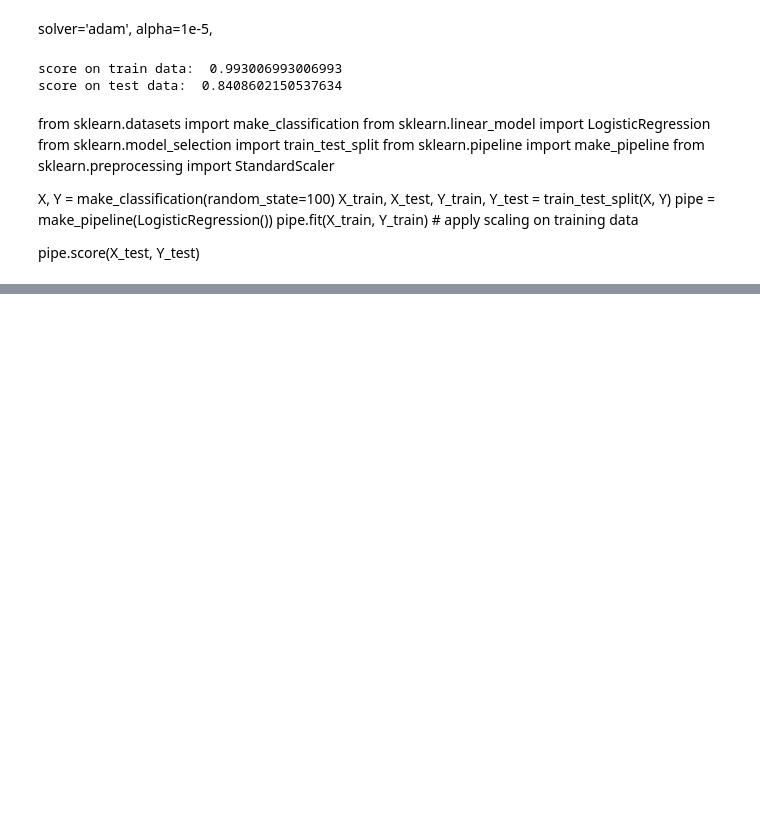
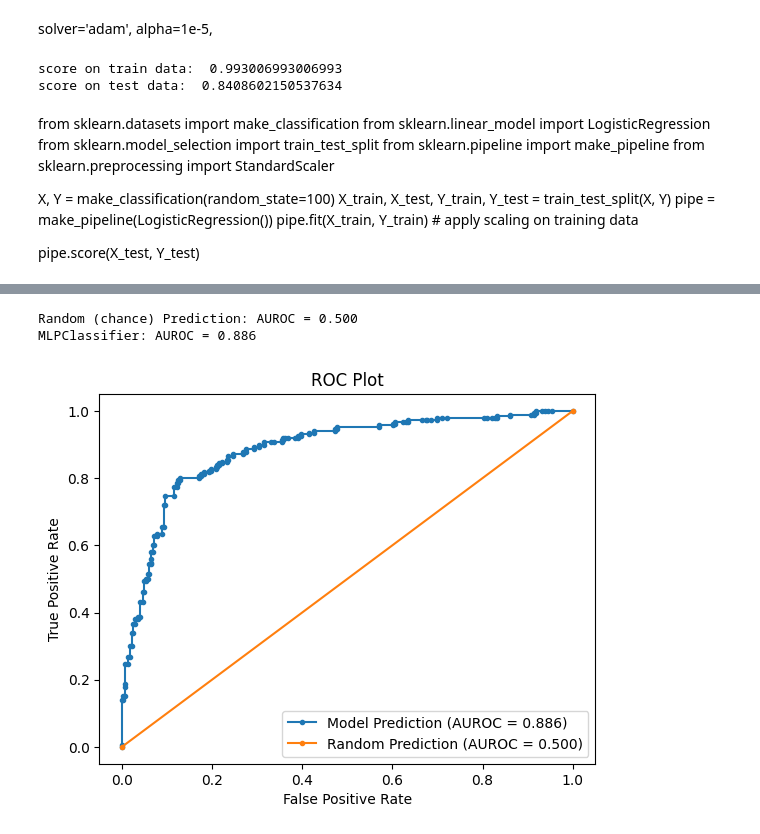
Before and after one commit to Jahan08/hERG-web-app, a Jupyter notebook: hERG-web-app-part2.ipynb, the cells around one changed output, grey strips where cells are left out. Drawn from its saved outputs; the diff is of its cells as text; code cells hidden in the pictures; blank space fills up the shorter version.

```diff
--- a/hERG-web-app-part2.ipynb
+++ b/hERG-web-app-part2.ipynb
@@ -292,0 +319,5 @@ pipe.score(X_test, Y_test)
+# %%
+#prediction probability
+r_probs = [0 for _ in range(len(Y_test))]
+model_probs = model.predict_proba(X_testscaled)
+#nb_probs = nb.predict_proba(X_testscaled)
@@ -292,0 +326,2 @@ pipe.score(X_test, Y_test)
+# %%
+model_probs = model_probs[:, 1]
@@ -292,0 +331,12 @@ pipe.score(X_test, Y_test)
+# %%
+r_fpr, r_tpr, _ = roc_curve(Y_test, r_probs)
+model_fpr, model_tpr, _ = roc_curve(Y_test, model_probs)
+# %%
+r_auc = roc_auc_score(Y_test, r_probs)
+model_auc = roc_auc_score(Y_test, model_probs)
+# %%
+print('Random (chance) Prediction: AUROC = %.3f' % (r_auc))
+print('MLPClassifier: AUROC = %.3f' % (model_auc))
+# %% [output]
+Random (chance) Prediction: AUROC = 0.500
+MLPClassifier: AUROC = 0.886
@@ -293,3 +345,19 @@ pipe.score(X_test, Y_test)
+# %%
+plt.plot(model_fpr, model_tpr, marker='.', label='Model Prediction (AUROC = %0.3f)' % model_auc)
+plt.plot(r_fpr, r_tpr, marker='.', label='Random Prediction (AUROC = %0.3f)' % r_auc)
+
+# Title
+plt.title('ROC Plot')
+# Axis labels
+plt.xlabel('False Positive Rate')
+plt.ylabel('True Positive Rate')
+# Show legend
+plt.legend() #
+plt.savefig('ROC.png')
+# Show plot
+plt.show()
+# %% [output]
+[figure, added]
 # %%
 import pickle
 pickle.dump(model, open('hERG_model.pkl', 'wb'))
```
Also changed, not shown: parts of 8 cells of this notebook.
